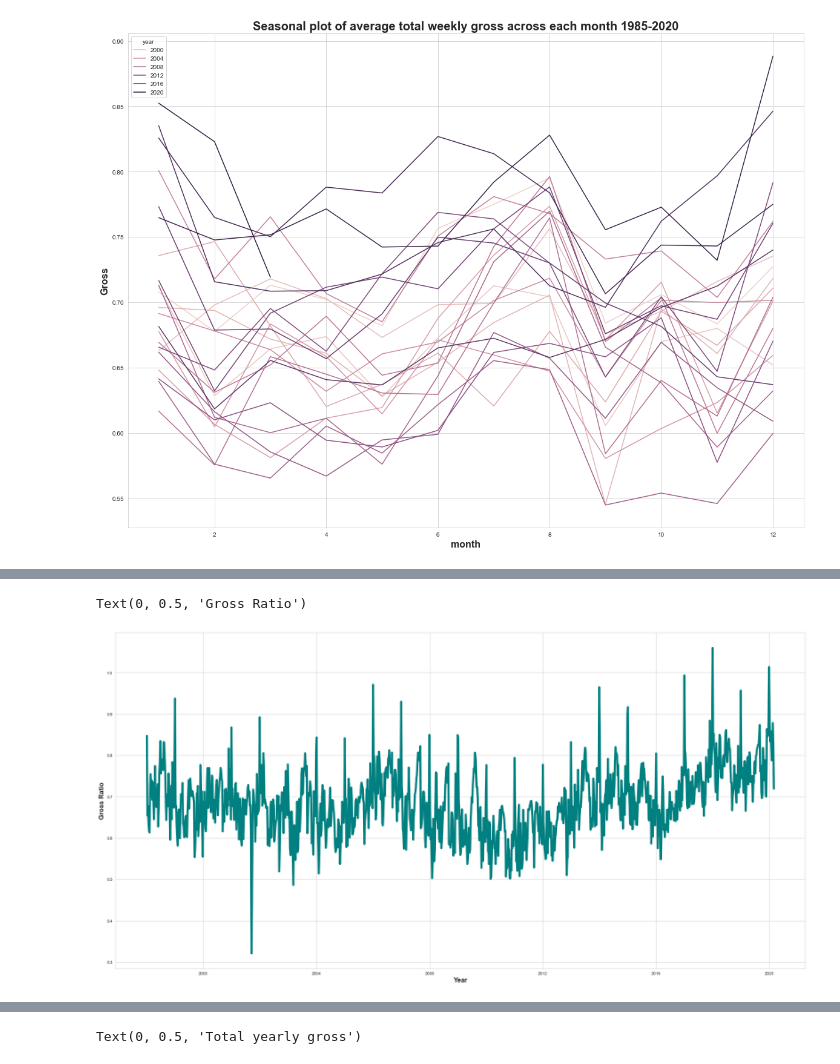
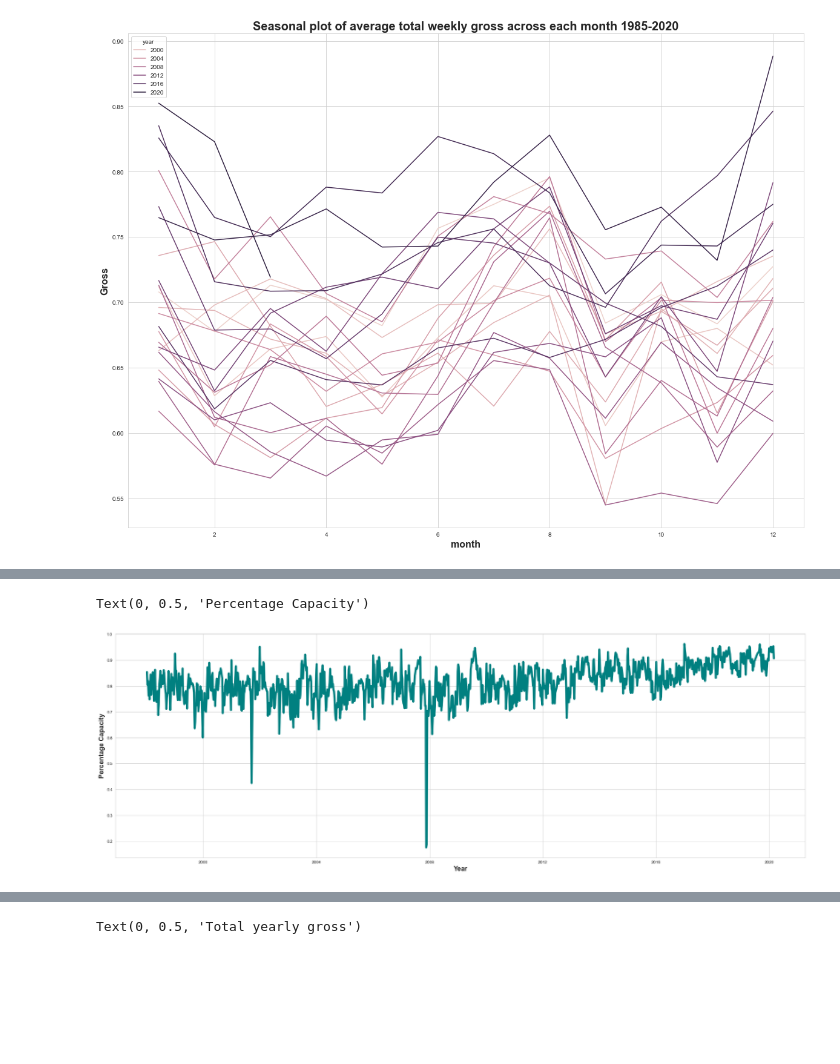
Before and after one commit to PSha98/Forecasting-broadway-sales, a Jupyter notebook: Visualization_Explorations.ipynb, the cells around one changed output, grey strips where cells are left out. Drawn from its saved outputs; the diff is of its cells as text; code cells hidden in the pictures; blank space fills up the shorter version.

```diff
--- a/Visualization_Explorations.ipynb
+++ b/Visualization_Explorations.ipynb
@@ -128,15 +136,15 @@ ax.set_xlabel('month', fontsize = 16, fontdict=dict(weight='bold'))
 ax.set_ylabel('pct_capacity', fontsize = 16, fontdict=dict(weight='bold'))
 # %%
 #Trend Plots
-ig, ax = plt.subplots(figsize=(30,15))
-df = gross_data[['gross_ratio','week_ending']]
+ig, ax = plt.subplots(figsize=(30,10))
+df = gross_data[['pct_capacity','week_ending']]
 df2 = df.groupby(['week_ending']).mean().reset_index()
-sns.lineplot(x=df2['week_ending'],y=df2['gross_ratio'],color="teal",linewidth="5")
+sns.lineplot(x=df2['week_ending'],y=df2['pct_capacity'],color="teal",linewidth="5")
 ax.set_xlabel('Year', fontsize = 16, fontdict=dict(weight='bold'))
-ax.set_ylabel('Gross Ratio', fontsize = 16, fontdict=dict(weight='bold'))
+ax.set_ylabel('Percentage Capacity', fontsize = 16, fontdict=dict(weight='bold'))
 # %% [output]
-Text(0, 0.5, 'Gross Ratio')
+Text(0, 0.5, 'Percentage Capacity')
-[figure, old version]
+[figure, new version]
 # %%
 #group by month and plot from 1985 to 2022
 fig, ax = plt.subplots(figsize=(20,15))
```
Also changed, not shown: parts of 3 cells of this notebook.
